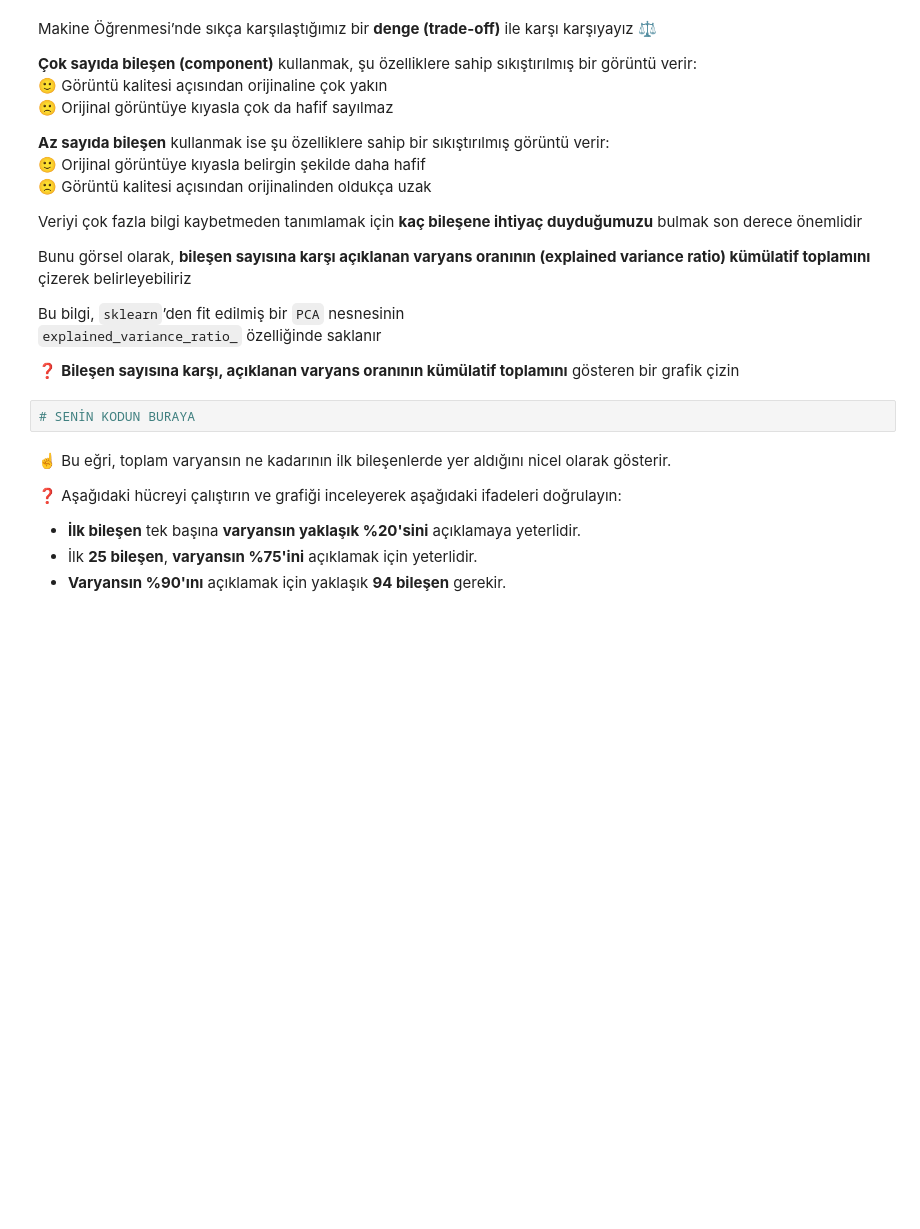
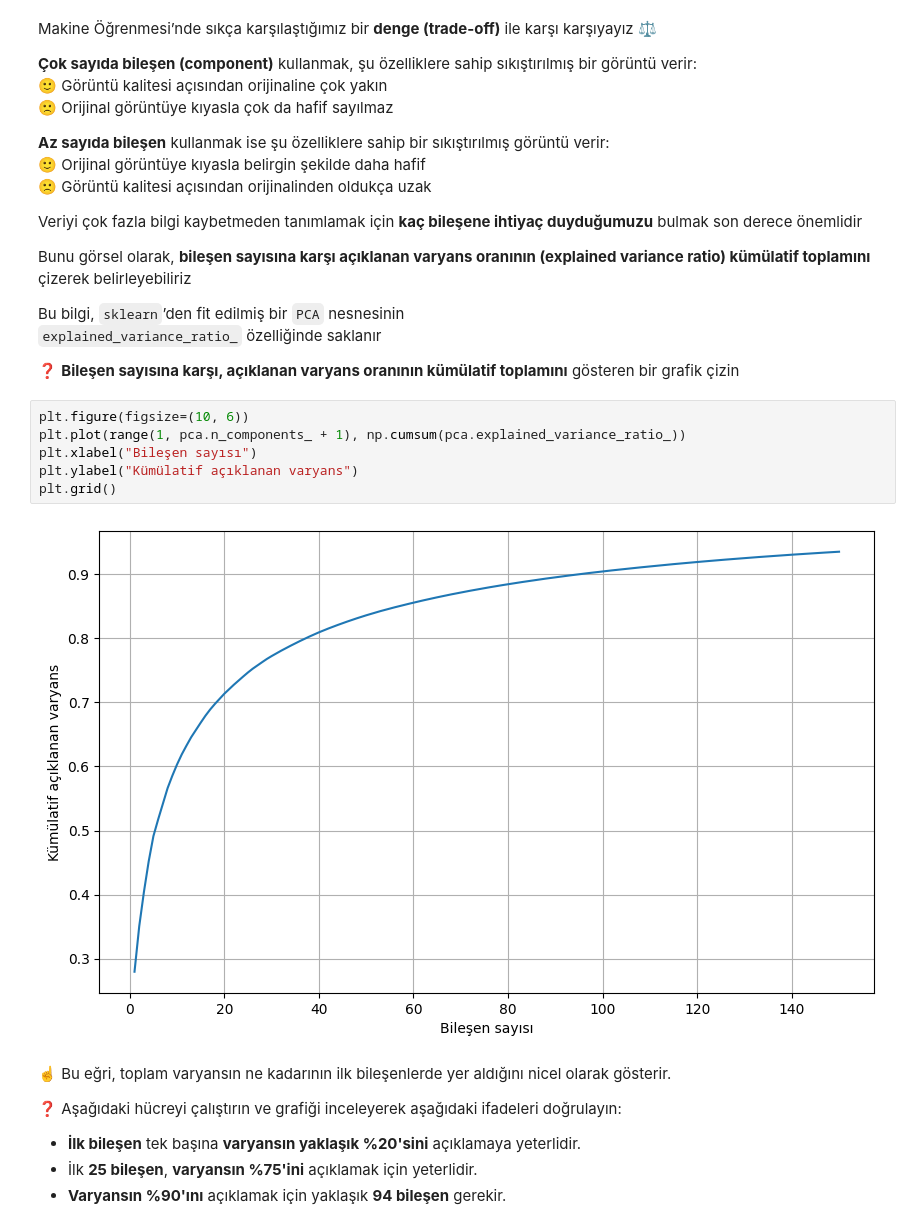
Before and after one commit to kaanaydin02/S17D3-S-data-face-recoginition, a Jupyter notebook: face_recognition.ipynb, the cells around one changed output. Drawn from its saved outputs; the diff is of its cells as text; blank space fills up the shorter version.

```diff
--- a/face_recognition.ipynb
+++ b/face_recognition.ipynb
@@ -305,8 +327,14 @@ Bu bilgi, `sklearn`’den fit edilmiş bir `PCA` nesnesinin
 `explained_variance_ratio_` özelliğinde saklanır
 
 ❓ **Bileşen sayısına karşı, açıklanan varyans oranının kümülatif toplamını** gösteren bir grafik çizin
-# %%
-# SENİN KODUN BURAYA
+# %%
+plt.figure(figsize=(10, 6))
+plt.plot(range(1, pca.n_components_ + 1), np.cumsum(pca.explained_variance_ratio_))
+plt.xlabel("Bileşen sayısı")
+plt.ylabel("Kümülatif açıklanan varyans")
+plt.grid()
+# %% [output]
+[figure, added]
 # %% [markdown]
 ☝️ Bu eğri, toplam varyansın ne kadarının ilk bileşenlerde yer aldığını nicel olarak gösterir.
 
```
Also changed, not shown: parts of 24 cells of this notebook, 2 other files.
